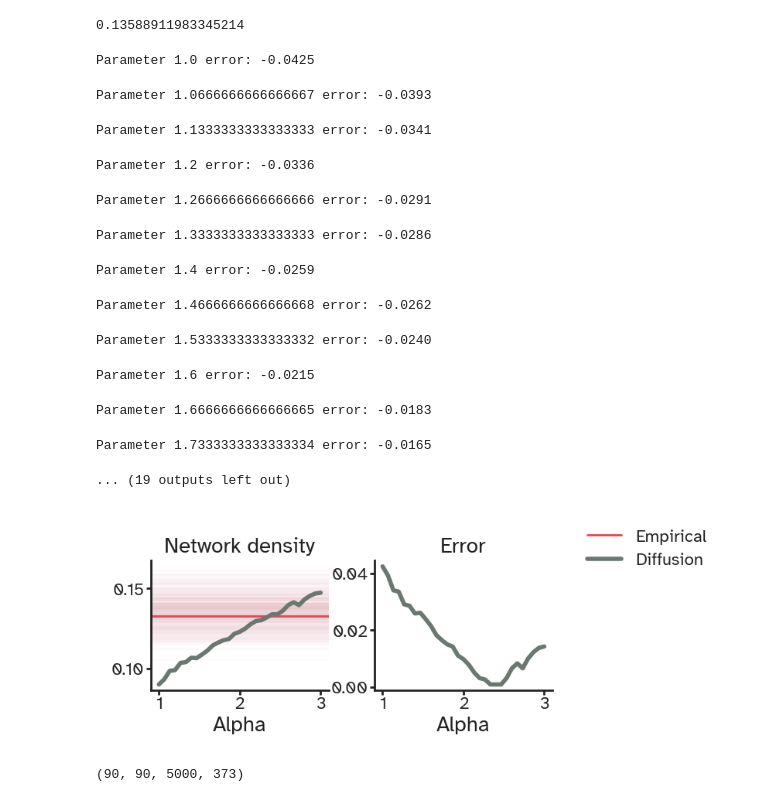
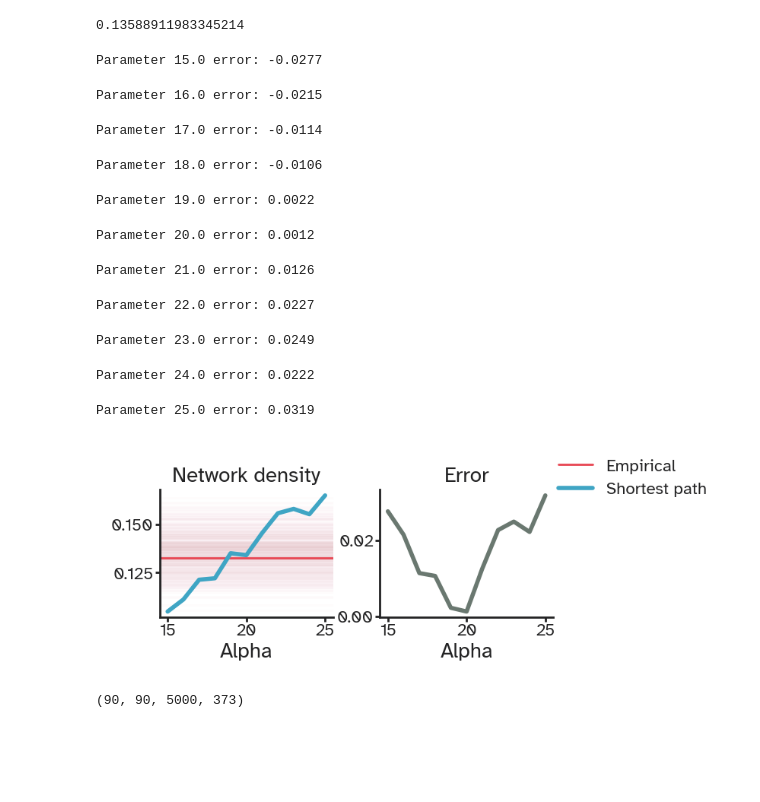
Before and after one commit to kuffmode/Optimal_networks, a Jupyter notebook: generative_aal.ipynb, the cells around one changed output. Drawn from its saved outputs; the diff is of its cells as text; code cells hidden in the pictures; blank space fills up the shorter version.

Commit message:
lots of figures and SP on new dataset done

```diff
--- a/generative_aal.ipynb
+++ b/generative_aal.ipynb
@@ -151,17 +151,18 @@ ut.check_density(empirical_consensus)
 empirical_densities.mean()
 # %% [output]
 0.13588911983345214
+# %%
+n_iterations = 5_000
+n_nodes = labels.shape[0]
+beta = np.full(n_iterations, 1)
+noise = np.zeros(n_iterations)
+penalty = np.zeros(n_iterations)
+batch_size = np.full(n_iterations, 16)
+start = 15
+stop = 25
+params = np.linspace(start, stop, 11)
 # %%
-n_iterations = 3_000
-n_nodes = labels.shape[0]
-beta = np.full(n_iterations, 1)
-noise = np.zeros(n_iterations)
-penalty = np.zeros(n_iterations)
-batch_size = np.full(n_iterations, 8)
 
-start = 1
-stop = 3
-params = np.linspace(start, stop, 31)
 scores = np.zeros(len(params))
 histories = np.zeros((n_nodes, n_nodes, n_iterations, len(params)))
 densities = np.zeros(len(params))
@@ -173,7 +174,7 @@ for ind, val in enumerate(params):
         alpha=alpha,
         beta=np.full(n_iterations, 1),
         noise=noise,
-        distance_fn=gen.resistance_distance,
+        distance_fn=gen.shortest_path_distance,
         connectivity_penalty=penalty,
         n_jobs=-1,
         random_seed=11,
@@ -184,48 +185,47 @@ for ind, val in enumerate(params):
                                       absolute=False)
     densities[ind] = ut.check_density(histories[:,:,-1,ind])
     print(f"Parameter {val} error: {scores[ind]:.4f}")
-np.save("simulations/diffusion_HCPya_3k_scores.npy",scores)
-np.save("simulations/diffusion_HCPya_3k_matrices.npy",histories)
-np.save("simulations/diffusion_HCPya_3k_densities.npy",densities)
+np.save("simulations/shortestpath_HCPya_5k_scores.npy",scores)
+np.save("simulations/shortestpath_HCPya_5k_matrices.npy",histories)
+np.save("simulations/shortestpath_HCPya_5k_densities.npy",densities)
 # %% [output]
-Parameter 1.0 error: -0.0425
+Parameter 15.0 error: -0.0277
-Parameter 1.0666666666666667 error: -0.0393
+Parameter 16.0 error: -0.0215
-Parameter 1.1333333333333333 error: -0.0341
+Parameter 17.0 error: -0.0114
-Parameter 1.2 error: -0.0336
+Parameter 18.0 error: -0.0106
-Parameter 1.2666666666666666 error: -0.0291
+Parameter 19.0 error: 0.0022
-Parameter 1.3333333333333333 error: -0.0286
+Parameter 20.0 error: 0.0012
-Parameter 1.4 error: -0.0259
+Parameter 21.0 error: 0.0126
-Parameter 1.4666666666666668 error: -0.0262
+Parameter 22.0 error: 0.0227
-Parameter 1.5333333333333332 error: -0.0240
+Parameter 23.0 error: 0.0249
-Parameter 1.6 error: -0.0215
+Parameter 24.0 error: 0.0222
-Parameter 1.6666666666666665 error: -0.0183
+Parameter 25.0 error: 0.0319
-Parameter 1.7333333333333334 error: -0.0165
-... (19 outputs left out)
 # %%
-densities = np.load("simulations/diffusion_HCPya_3k_densities.npy")
-scores = np.load("simulations/diffusion_HCPya_3k_scores.npy")
-histories = np.load("simulations/diffusion_HCPya_3k_matrices.npy")
+#densities = np.load("simulations/shortestpath_HCPya_5k_densities.npy")
+scores = np.load("simulations/shortestpath_HCPya_5k_scores.npy")
+#histories = np.load("simulations/shortestpath_HCPya_5k_matrices.npy")
 # %%
 
 fig, axes = plt.subplot_mosaic([["A", "B"]],
                                figsize=(viz.cm_to_inch((8,4))),
                                dpi=200,sharex=True)
 for subject in range(hcp_ya.shape[2]):
     axes["A"].axhline(empirical_densities[subject],color=viz_colors["warms"]["LECKER_RED"],alpha=0.01)
 axes["A"].axhline(ut.check_density(empirical_consensus),
                   color=viz_colors["warms"]["LECKER_RED"],label="Empirical")
-axes["A"].plot(params,densities,lw=2,label="Diffusion")
+axes["A"].plot(params,densities,lw=2,label="Shortest path",
+               color=viz_colors["colds"]["LAKE_BLUE"])
 
 
 axes["B"].plot(params,np.abs(scores),lw=2)
 
 axes["A"].set_title("Network density")
 axes["B"].set_title("Error")
 axes["A"].set_xlabel("Alpha")
 axes["B"].set_xlabel("Alpha")
 fig.legend(bbox_to_anchor=(1.3,1),frameon=False)
 fig.tight_layout(w_pad=0.1)
 sns.despine()
-plt.savefig("figures/HCP/densities_errors.pdf",dpi=600,bbox_inches='tight');
+plt.savefig("figures/HCP/sp_densities_errors.pdf",dpi=600,bbox_inches='tight');
 # %% [output]
-[figure, old version]
+[figure, new version]
```
Also changed, not shown: parts of 3 cells of this notebook, 27 other files.
